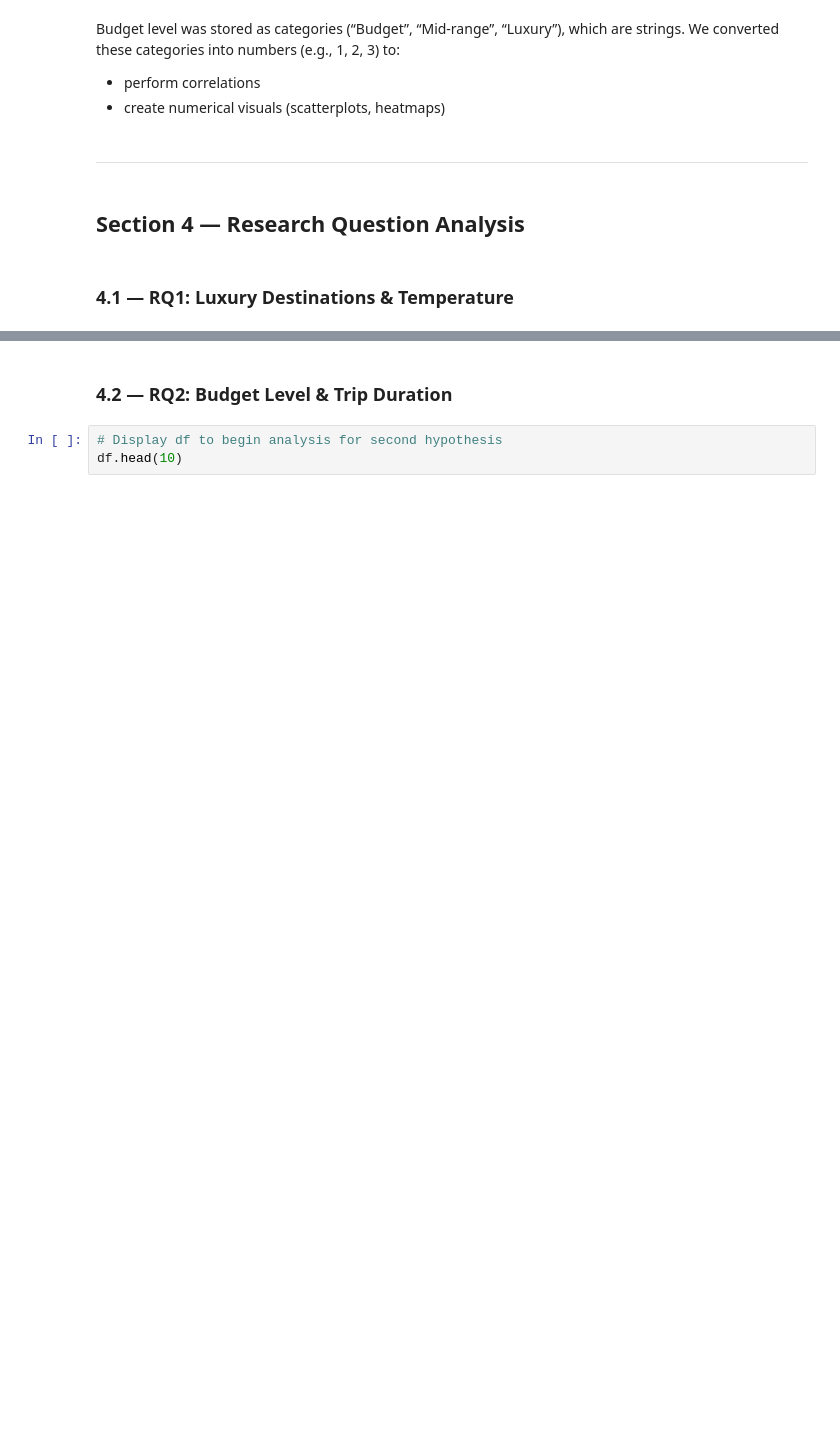
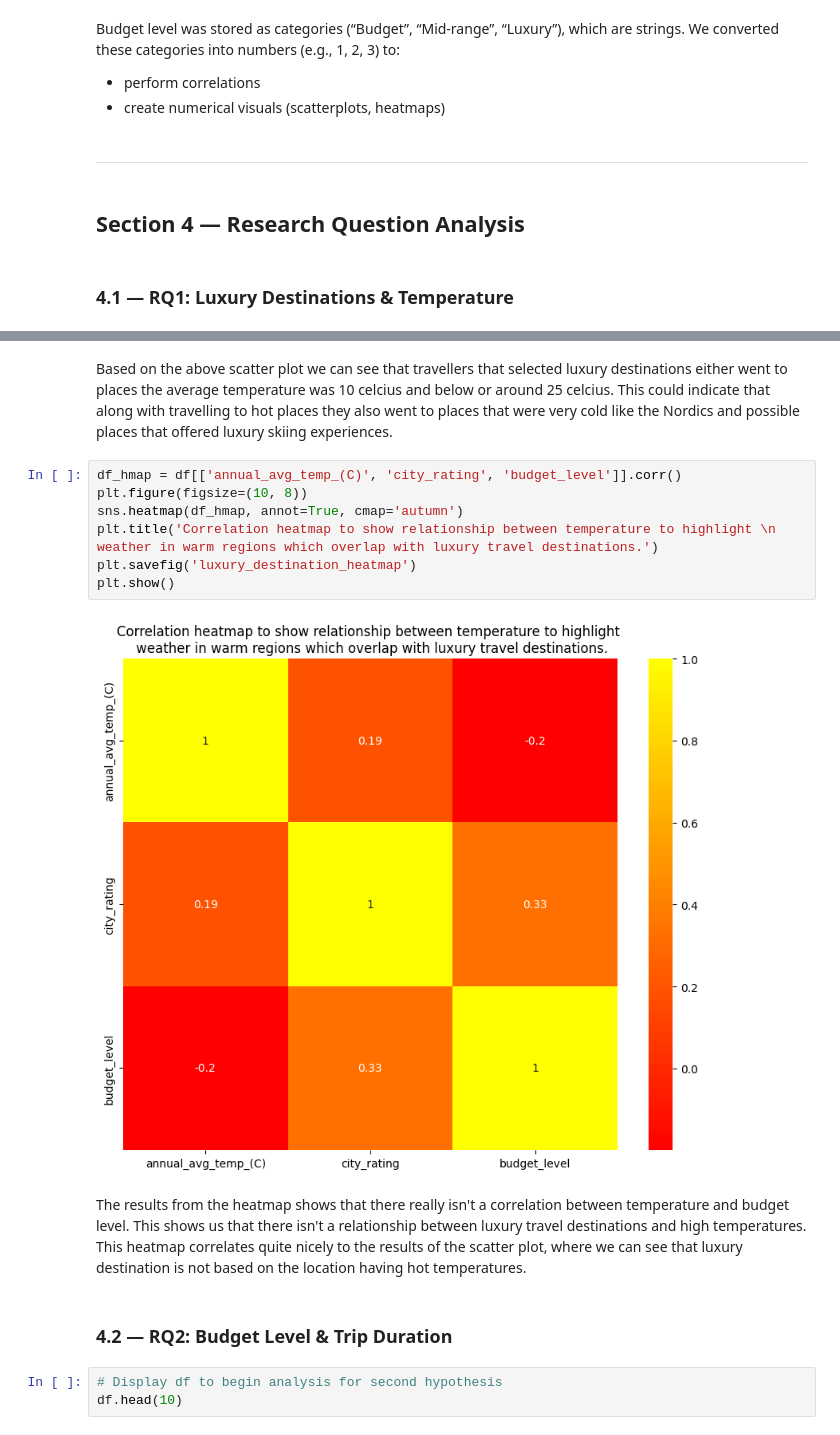
Before and after one commit to renewedspirit/Worldwide_Travel_Analysis, a Jupyter notebook: jupyter_notebooks/wtc_analysis.ipynb, the cells around one changed output, grey strips where cells are left out. Drawn from its saved outputs; the diff is of its cells as text; blank space fills up the shorter version.

```diff
--- a/jupyter_notebooks/wtc_analysis.ipynb
+++ b/jupyter_notebooks/wtc_analysis.ipynb
@@ -304,3 +348,16 @@ display(df)
+# %% [markdown]
+Based on the above scatter plot we can see that travellers that selected luxury destinations either went to places the average temperature was 10 celcius and below or around 25 celcius. This could indicate that along with travelling to hot places they also went to places that were very cold like the Nordics and possible places that offered luxury skiing experiences.
+# %%
+df_hmap = df[['annual_avg_temp_(C)', 'city_rating', 'budget_level']].corr()
+plt.figure(figsize=(10, 8))
+sns.heatmap(df_hmap, annot=True, cmap='autumn')
+plt.title('Correlation heatmap to show relationship between temperature to highlight \n weather in warm regions which overlap with luxury travel destinations.')
+plt.savefig('luxury_destination_heatmap')
+plt.show()
+# %% [output]
+[figure, added]
+# %% [markdown]
+The results from the heatmap shows that there really isn't a correlation between temperature and budget level. This shows us that there isn't a relationship between luxury travel destinations and high temperatures. This heatmap correlates quite nicely to the results of the scatter plot, where we can see that luxury destination is not based on the location having hot temperatures.
 # %% [markdown]
 ### 4.2 — RQ2: Budget Level & Trip Duration
 # %%
```
Also changed, not shown: parts of 8 cells of this notebook, 2 other files.
